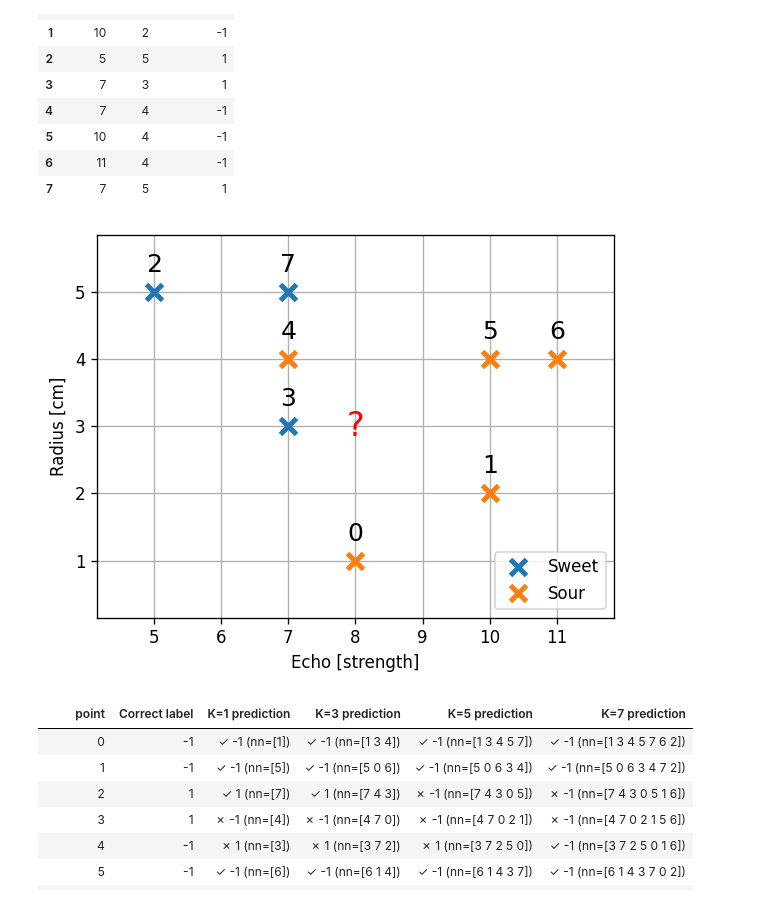
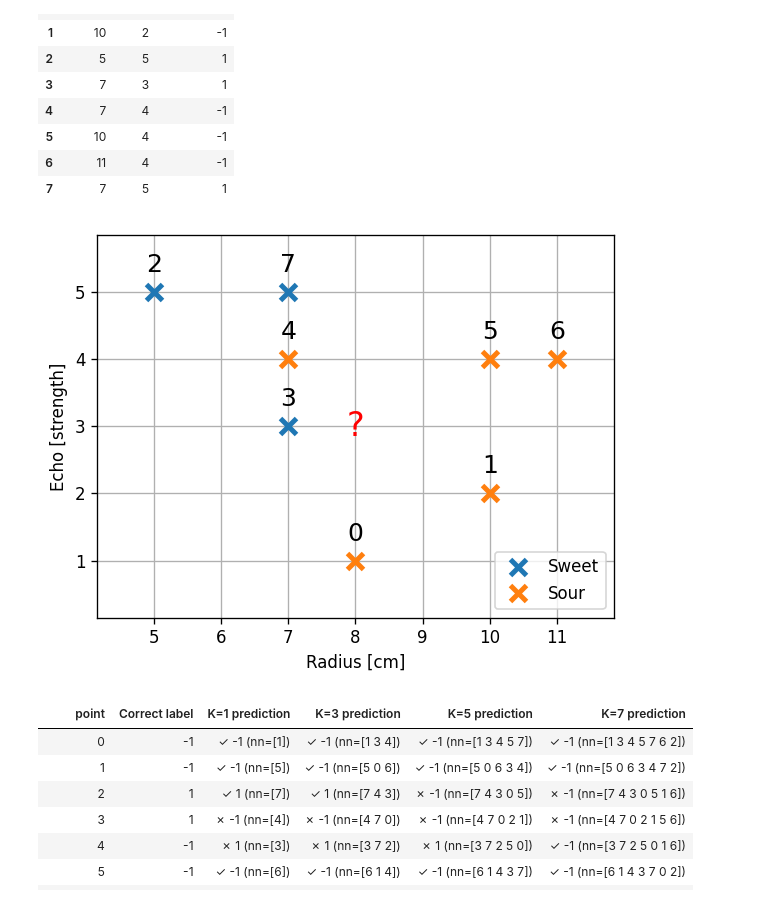
Before and after one commit to technion046195/technion046195, a Jupyter notebook: content/tutorial05/code.ipynb, the cells around one changed output. Drawn from its saved outputs; the diff is of its cells as text; code cells hidden in the pictures.

```diff
--- a/content/tutorial05/code.ipynb
+++ b/content/tutorial05/code.ipynb
@@ -62,26 +62,26 @@ display(HTML(dataset.to_html()))
 # %%
 pos_indx = dataset['Sweetness'].values == 1
 neg_indx = dataset['Sweetness'].values == -1
 
 
 ## Ploting
 fig, ax = plt.subplots(figsize=(5, 4))
 ax.plot(dataset['Radius'][pos_indx], dataset['Echo'][pos_indx], 'x', ms=10, mew=3, label=f'Sweet')
 ax.plot(dataset['Radius'][neg_indx], dataset['Echo'][neg_indx], 'x', ms=10, mew=3, label=f'Sour')
 ax.axis('equal')
 for i in range(len(dataset)):
     ax.text(dataset['Radius'][i], dataset['Echo'][i] + 0.3, f'{i}', fontsize=15, ha='center')
 
 ax.text(8, 3, '?', fontsize=20, color='red', va='center', ha='center')
-ax.set_xlabel('Echo [strength]')
-ax.set_ylabel('Radius [cm]')
+ax.set_xlabel('Radius [cm]')
+ax.set_ylabel('Echo [strength]')
 ax.legend(loc='lower right')
 ax.set_xlim(4, 12)
 ax.set_ylim(0, 6)
 plt.tight_layout()
 fig.savefig('./output/ex_5_1_dataset.png')
 # %% [output]
-[figure, old version]
+[figure, new version]
 # %%
 def h(dataset, x, k):
     x_train = dataset[['Echo', 'Radius']].values
```
Also changed, not shown: 4 other files.
